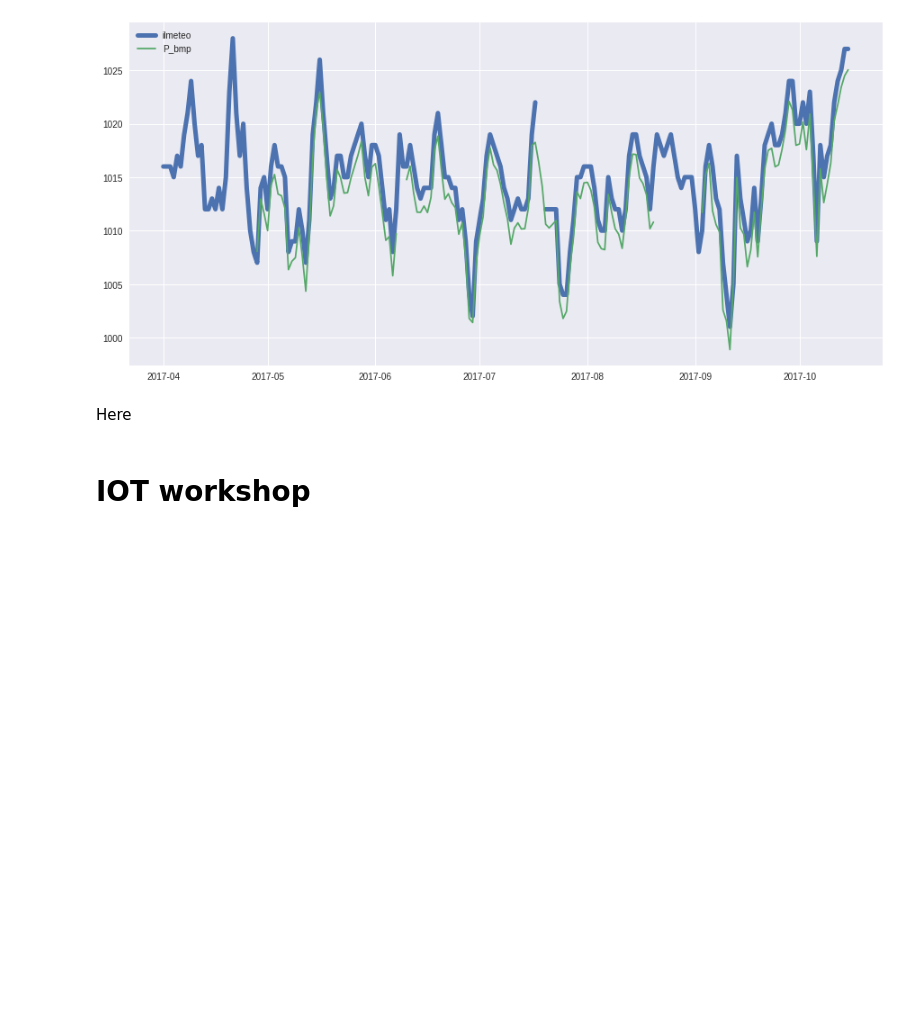
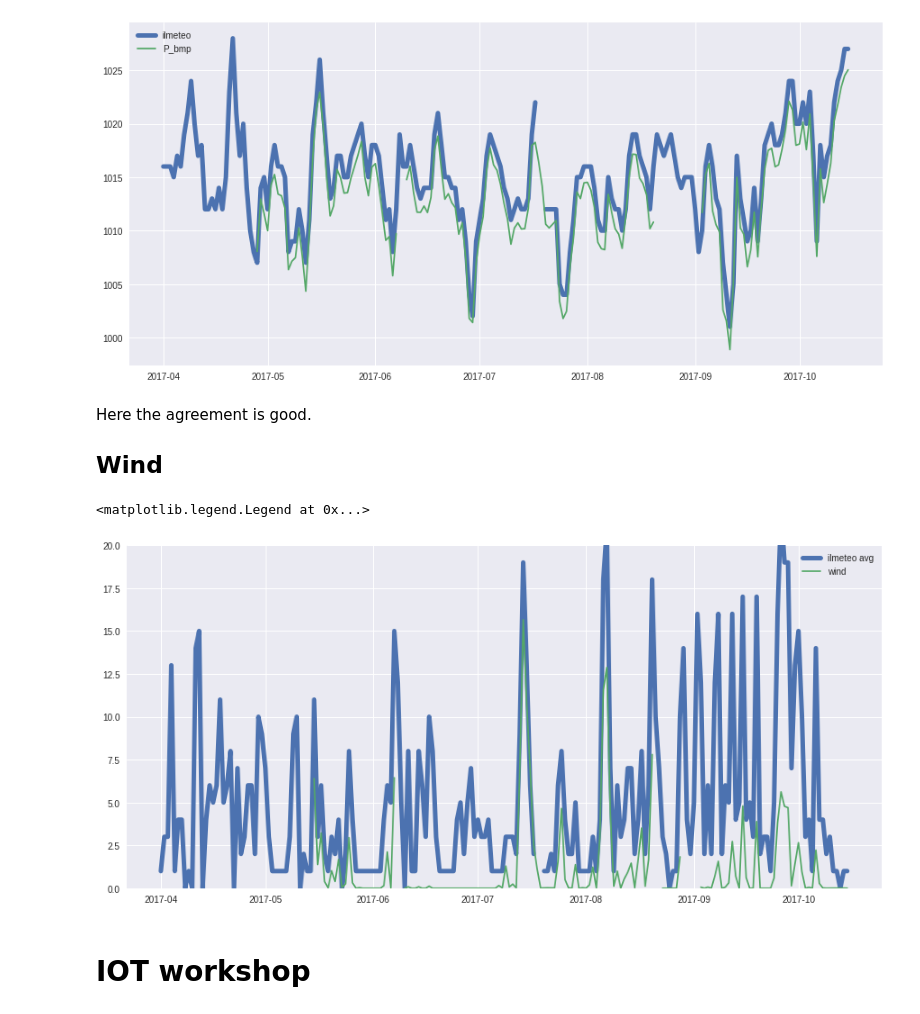
Before and after one commit to baruselli/weather_datalog, a Jupyter notebook: datalog.ipynb, the cells around one changed output. Drawn from its saved outputs; the diff is of its cells as text; code cells hidden in the pictures; blank space fills up the shorter version.

```diff
--- a/datalog.ipynb
+++ b/datalog.ipynb
@@ -387,16 +387,21 @@ print ("SQRT MSE P_BMP: ", np.sqrt(mse(p_avg["PRESSIONESLM mb"],p_avg["P_bmp_avg
 # %% [output]
 SQRT MSE P_BMP:  2.00595411157
 [figure]
-# %% [markdown]
-Here
+# %% [markdown]
+Here the agreement is good.
+
+## Wind
 # %%
-print(ilmeteo.columns)
-f, ax = plt.subplots(3,2,figsize=(20,35))
+f, ax = plt.subplots(1,1,figsize=(15,7))
 #Wind
-ax[1,1].plot(ilmeteo["VENTOMEDIA km/h"],label="ilmeteo",linewidth=10)
-ax[1,1].plot(ilmeteo["VENTOMAX km/h"],label="ilmeteo max",linewidth=2)
-ax[1,1].plot(wind,label="wind")
-ax[1,1].legend()
+ax.plot(all_daily["VENTOMEDIA km/h"],label="ilmeteo avg",linewidth=5)
+#ax.plot(all_daily["VENTOMAX km/h"],label="ilmeteo max",linewidth=2)
+ax.plot(all_daily["Speed"],label="wind")
+ax.set_ylim(0,20)
+ax.legend()
+# %% [output]
+<matplotlib.legend.Legend at 0x...>
+[figure, added]
 # %%
 ilmeteo.FENOMENI.unique()
 # %%
```
Also changed, not shown: parts of 2 cells of this notebook.
